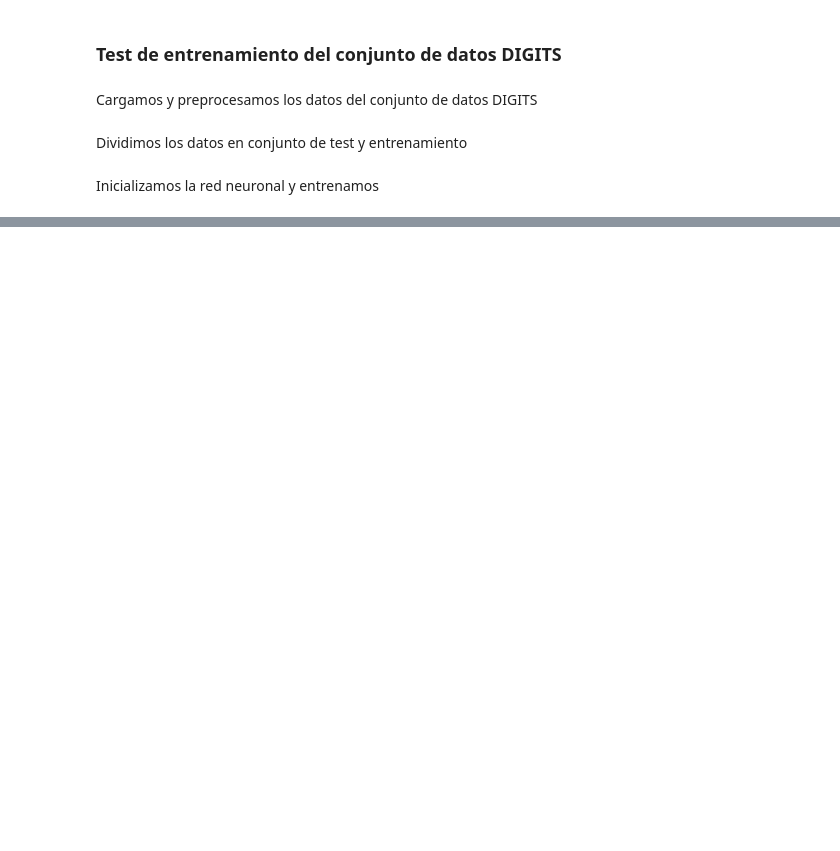
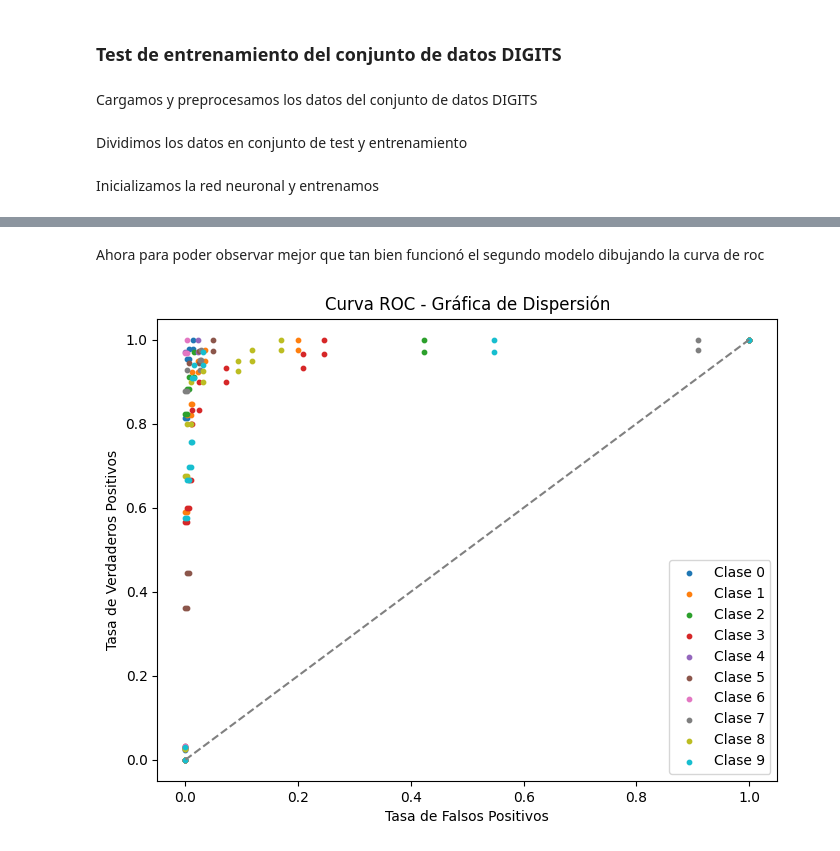
Before and after one commit to adoojeda/ModularNNEngine, a Jupyter notebook: main.ipynb, the cells around one changed output, grey strips where cells are left out. Drawn from its saved outputs; the diff is of its cells as text; code cells hidden in the pictures; blank space fills up the shorter version.

```diff
--- a/main.ipynb
+++ b/main.ipynb
@@ -207,0 +169,6 @@ Como podemos observar, con este dataset el modelo entrena bien, obteniendo un ac
+# %%
+nn = NeuralNetwork()
+nn.add_layer(Layer(64, 32, activation_func=sigmoid, activation_derivate=sigmoid_derivate))
+nn.add_layer(Layer(32, 16, activation_func=sigmoid, activation_derivate=sigmoid_derivate))
+nn.add_layer(Layer(16, 8, activation_func=sigmoid, activation_derivate=sigmoid_derivate))
+nn.add_layer(Layer(8, 10, activation_func=softmax, activation_derivate=softmax_derivate))
@@ -207,0 +214,8 @@ Como podemos observar, con este dataset el modelo entrena bien, obteniendo un ac
+# %% [markdown]
+Ahora para poder observar mejor que tan bien funcionó el segundo modelo dibujando la curva de roc
+# %%
+from Neural_Network import visualizations
+
+visualizations.scatter_roc_curve(nn, X_test, y_test)
+# %% [output]
+[figure, added]
```
Also changed, not shown: parts of 25 cells of this notebook, 3 other files.
